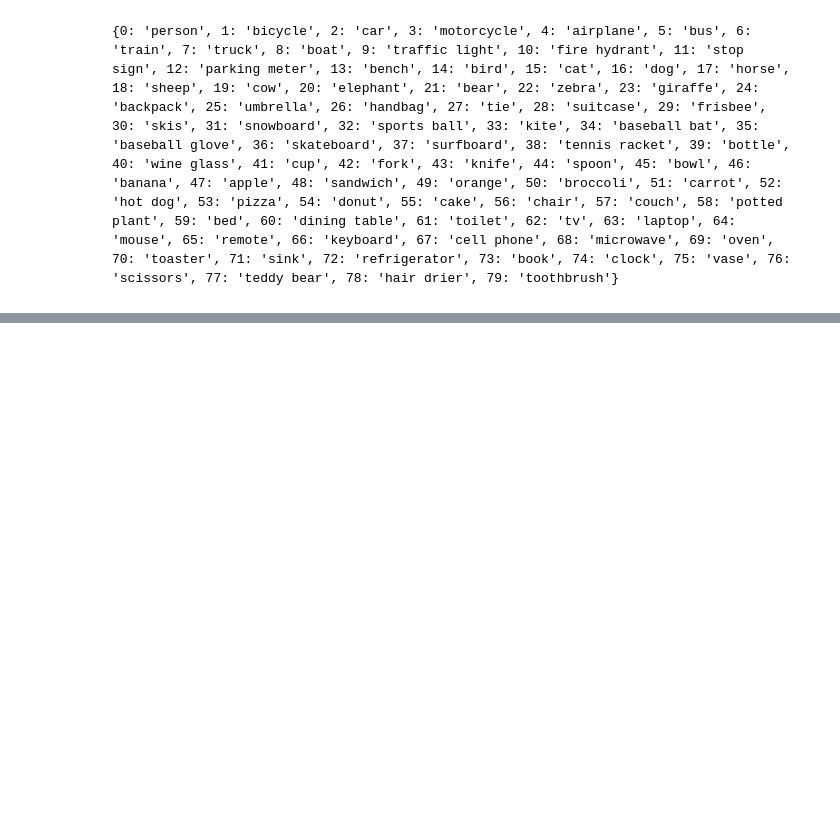
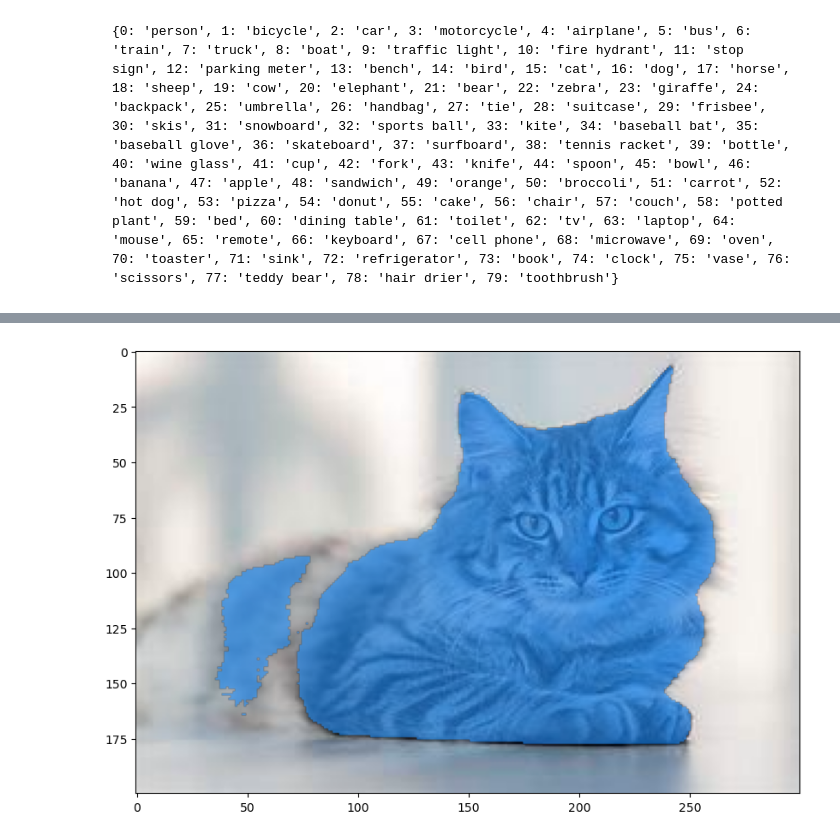
Before and after one commit to roydipta/safari_stickerbook, a Jupyter notebook: Model Training/YOLOv8 and SAM.ipynb, the cells around one changed output, grey strips where cells are left out. Saved outputs shown, nothing was run; the diff lists cells and outputs as text; code cells hidden in the pictures; blank space fills up the shorter version.

```diff
--- a/Model Training/YOLOv8 and SAM.ipynb
+++ b/Model Training/YOLOv8 and SAM.ipynb
@@ -76,0 +121,6 @@ objects
+# %%
+sam_checkpoint = 'sam_vit_h_4b8939.pth'
+model_type = 'vit_h'
+device = 'mps'
+# %%
+sam = sam_model_registry[model_type](checkpoint=sam_checkpoint)
@@ -76,0 +147,16 @@ objects
+# %%
+predictor = SamPredictor(sam)
+predictor.set_image(image)
+input_box = np.array(objects[0].boxes.data[0][:4].tolist())
+# %%
+masks, _, _ = predictor.predict(point_coords=None, point_labels=None,
+                               box = input_box[None,:],
+                               multimask_output = False,)
+# %%
+plt.figure(figsize=(10,10))
+plt.imshow(image)
+show_mask(masks[0], plt.gca())
+# show_box(input_box, plt.gca())
+plt.show()
+# %% [output]
+[figure, added]
```
Also changed, not shown: parts of 18 cells of this notebook, 2 other files.
